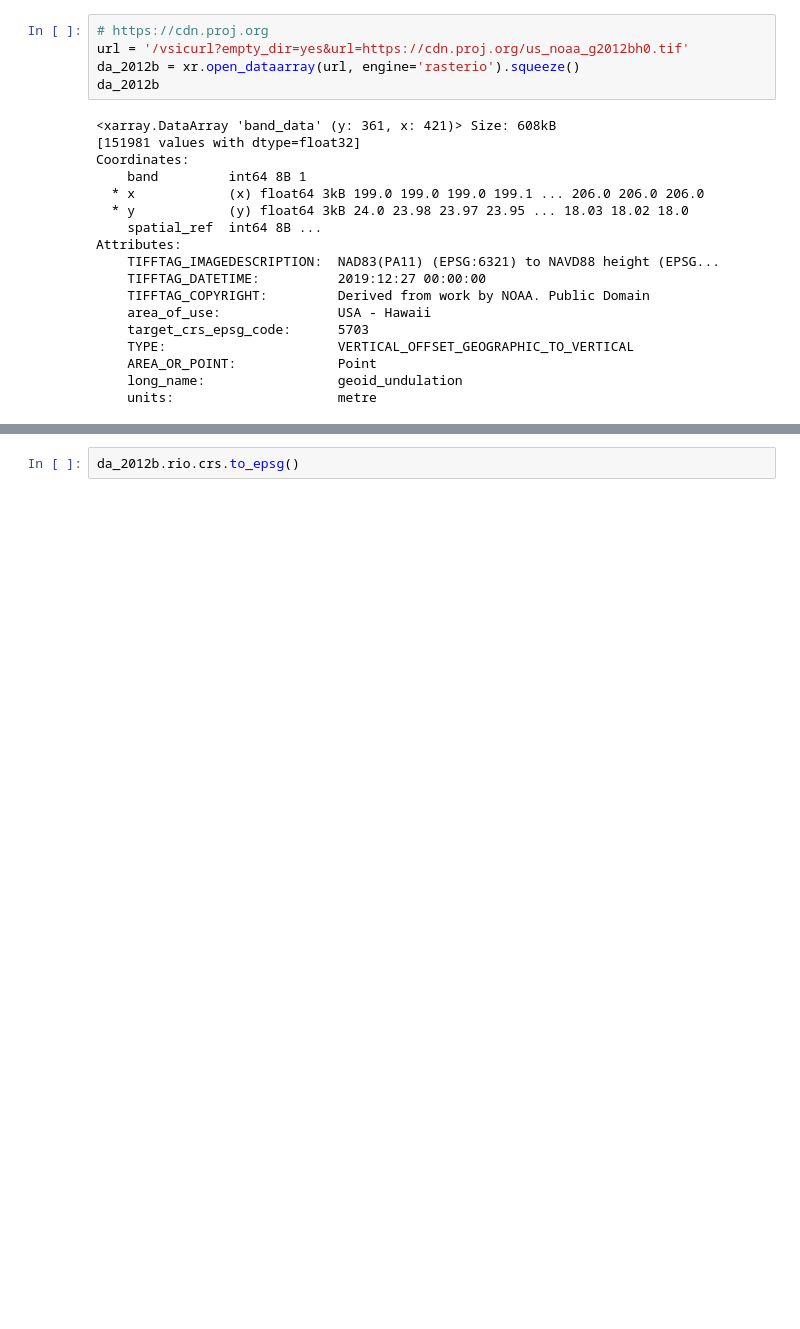
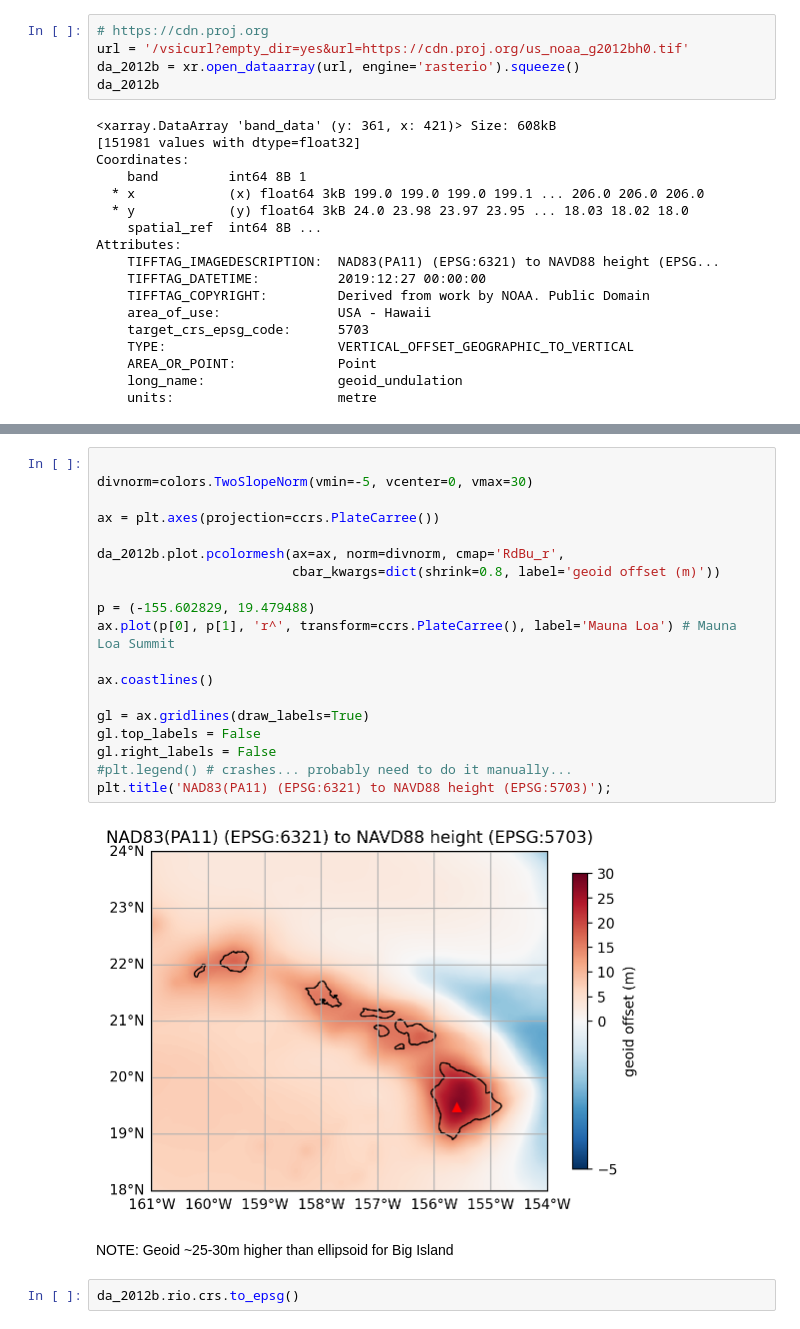
Before and after one commit to uw-cryo/3D_CRS_Transformation_Resources, a Jupyter notebook: hawaii.ipynb, the cells around one changed output, grey strips where cells are left out. Drawn from its saved outputs; the diff is of its cells as text; blank space fills up the shorter version.

```diff
--- a/hawaii.ipynb
+++ b/hawaii.ipynb
@@ -37,3 +52,26 @@ Attributes:
+# %%
+
+divnorm=colors.TwoSlopeNorm(vmin=-5, vcenter=0, vmax=30)
+
+ax = plt.axes(projection=ccrs.PlateCarree())
+
+da_2012b.plot.pcolormesh(ax=ax, norm=divnorm, cmap='RdBu_r',
+                         cbar_kwargs=dict(shrink=0.8, label='geoid offset (m)'))
+
+p = (-155.602829, 19.479488)
+ax.plot(p[0], p[1], 'r^', transform=ccrs.PlateCarree(), label='Mauna Loa') # Mauna Loa Summit
+
+ax.coastlines()
+
+gl = ax.gridlines(draw_labels=True)
+gl.top_labels = False
+gl.right_labels = False
+#plt.legend() # crashes... probably need to do it manually...
+plt.title('NAD83(PA11) (EPSG:6321) to NAVD88 height (EPSG:5703)');
+# %% [output]
+[figure, added]
+# %% [markdown]
+NOTE: Geoid ~25-30m higher than ellipsoid for Big Island
 # %%
 da_2012b.rio.crs.to_epsg()
 # %% [output]
```
Also changed, not shown: parts of 6 cells of this notebook.
